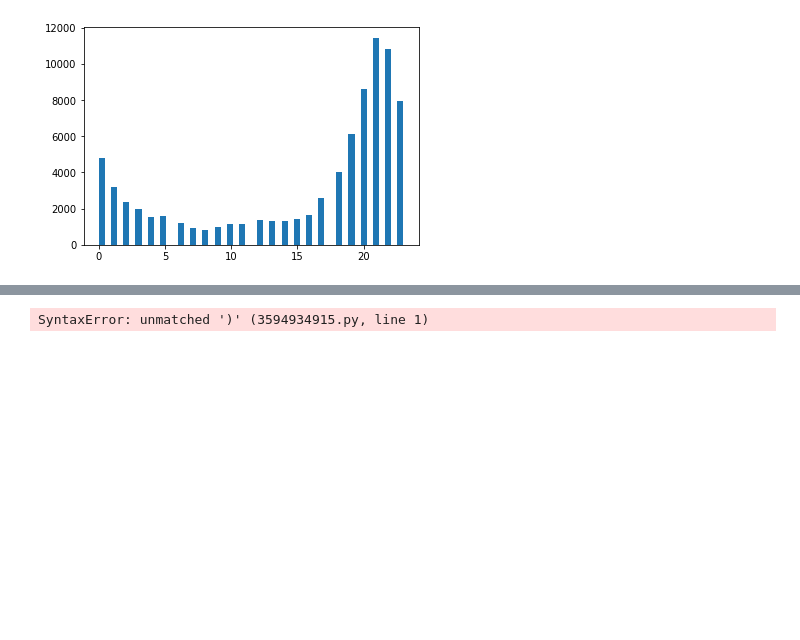
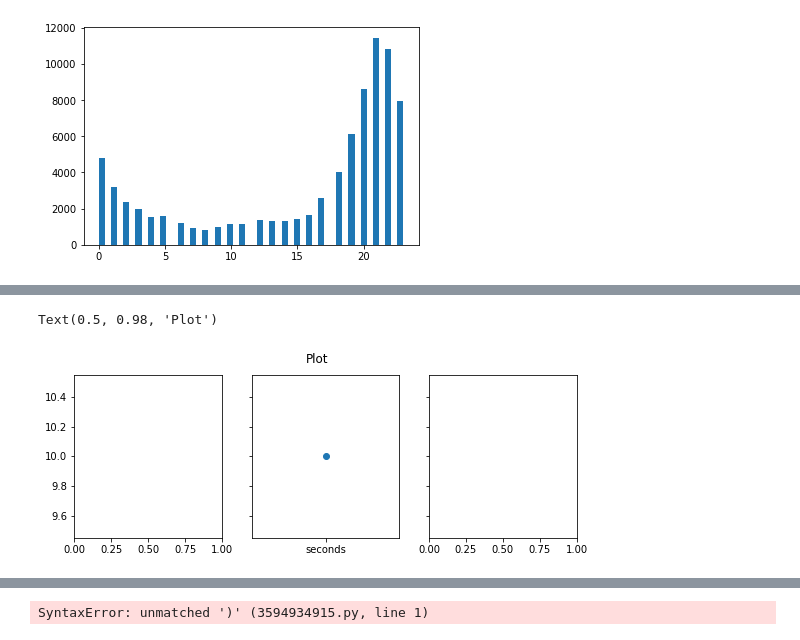
Before and after one commit to huynhand/Homework1-Andy, a Jupyter notebook: Homework 1.ipynb, the cells around one changed output, grey strips where cells are left out. Saved outputs shown, nothing was run; the diff lists cells and outputs as text; code cells hidden in the pictures; blank space fills up the shorter version.

```diff
--- a/Homework 1.ipynb
+++ b/Homework 1.ipynb
@@ -58,0 +56,11 @@ TypeError: scatter() missing 1 required positional argument: 'y'
+# %%
+data = {'seconds': 10}
+names = list(data.keys())
+values = list(data.values())
+
+fig, axs = plt.subplots(1, 3, figsize=(9, 3), sharey=True)
+axs[1].scatter(names, values)
+fig.suptitle('Plot')
+# %% [output]
+Text(0.5, 0.98, 'Plot')
+[figure, added]
```
Also changed, not shown: parts of 4 cells of this notebook, 1 other file.
